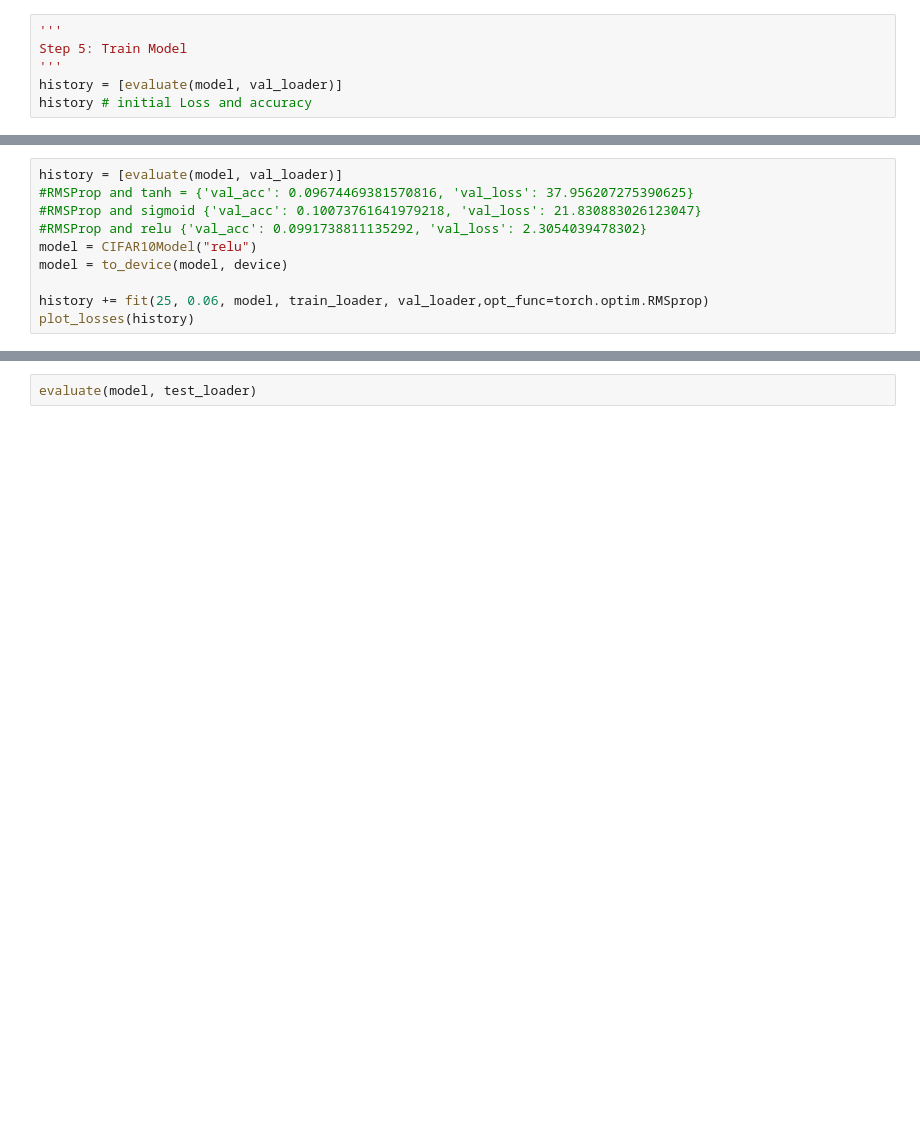
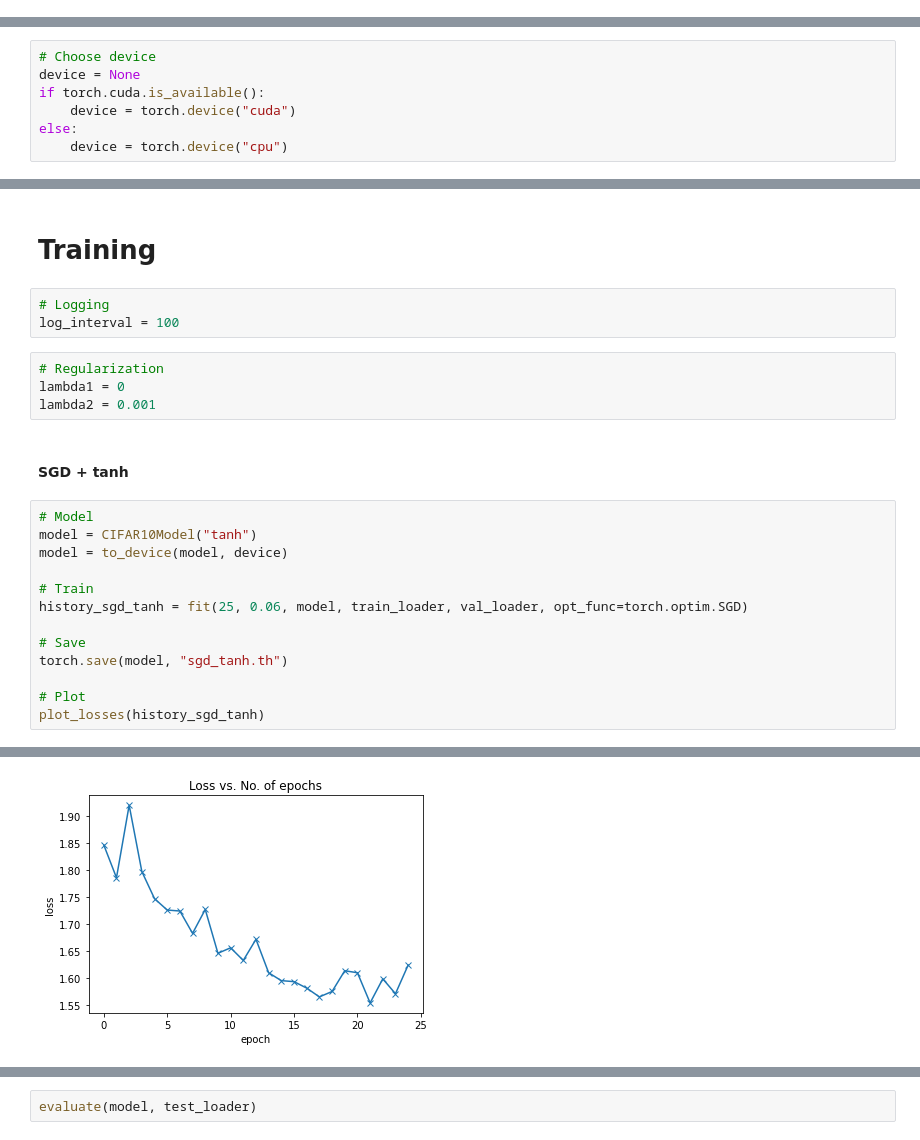
Before and after one commit to itaouil/Cuda-Vision-Lab, a Jupyter notebook: Assignments/03-Assignment/assignment3 .ipynb, the cells around one changed output, grey strips where cells are left out. Drawn from its saved outputs; the diff is of its cells as text; blank space fills up the shorter version.

```diff
--- a/Assignments/03-Assignment/assignment3 .ipynb
+++ b/Assignments/03-Assignment/assignment3 .ipynb
@@ -223,6 +0,0 @@ l1_regularization = to_device(l1_regularization, device).float()
-# %%
-'''
-Step 5: Train Model
-'''
-history = [evaluate(model, val_loader)]
-history # initial Loss and accuracy
@@ -247,10 +0,0 @@ def plot_losses(history):
-# %%
-history = [evaluate(model, val_loader)]
-#RMSProp and tanh = {'val_acc': 0.09674469381570816, 'val_loss': 37.956207275390625}
-#RMSProp and sigmoid {'val_acc': 0.10073761641979218, 'val_loss': 21.830883026123047}
-#RMSProp and relu {'val_acc': 0.0991738811135292, 'val_loss': 2.3054039478302}
-model = CIFAR10Model("relu")
-model = to_device(model, device)
-
-history += fit(25, 0.06, model, train_loader, val_loader,opt_func=torch.optim.RMSprop)
-plot_losses(history)
@@ -264,0 +44,7 @@ plot_accuracies(history)
+# %%
+# Choose device
+device = None
+if torch.cuda.is_available():
+    device = torch.device("cuda")
+else:
+    device = torch.device("cpu")
@@ -264,0 +276,25 @@ plot_accuracies(history)
+# %% [markdown]
+# Training
+# %%
+# Logging
+log_interval = 100
+# %%
+# Regularization
+lambda1 = 0
+lambda2 = 0.001
+# %% [markdown]
+#### SGD + tanh
+# %%
+# Model
+model = CIFAR10Model("tanh")
+model = to_device(model, device)
+
+# Train
+history_sgd_tanh = fit(25, 0.06, model, train_loader, val_loader, opt_func=torch.optim.SGD)
+
+# Save
+torch.save(model, "sgd_tanh.th")
+
+# Plot
+plot_losses(history_sgd_tanh)
+# %% [output]
@@ -265,2 +318,3 @@ plot_accuracies(history)
+[figure, added]
 # %%
 evaluate(model, test_loader)
```
Also changed, not shown: parts of 57 cells of this notebook, 1 other file.
